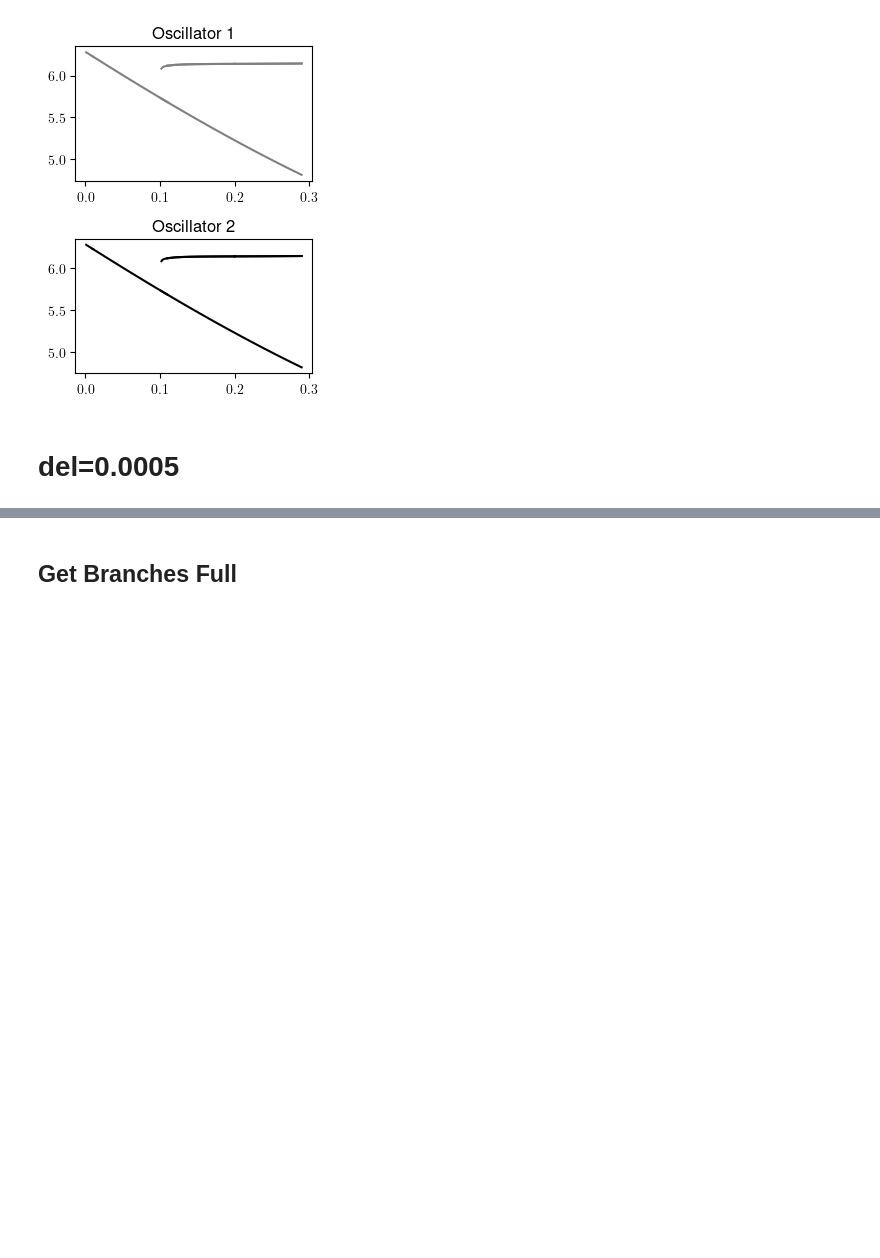
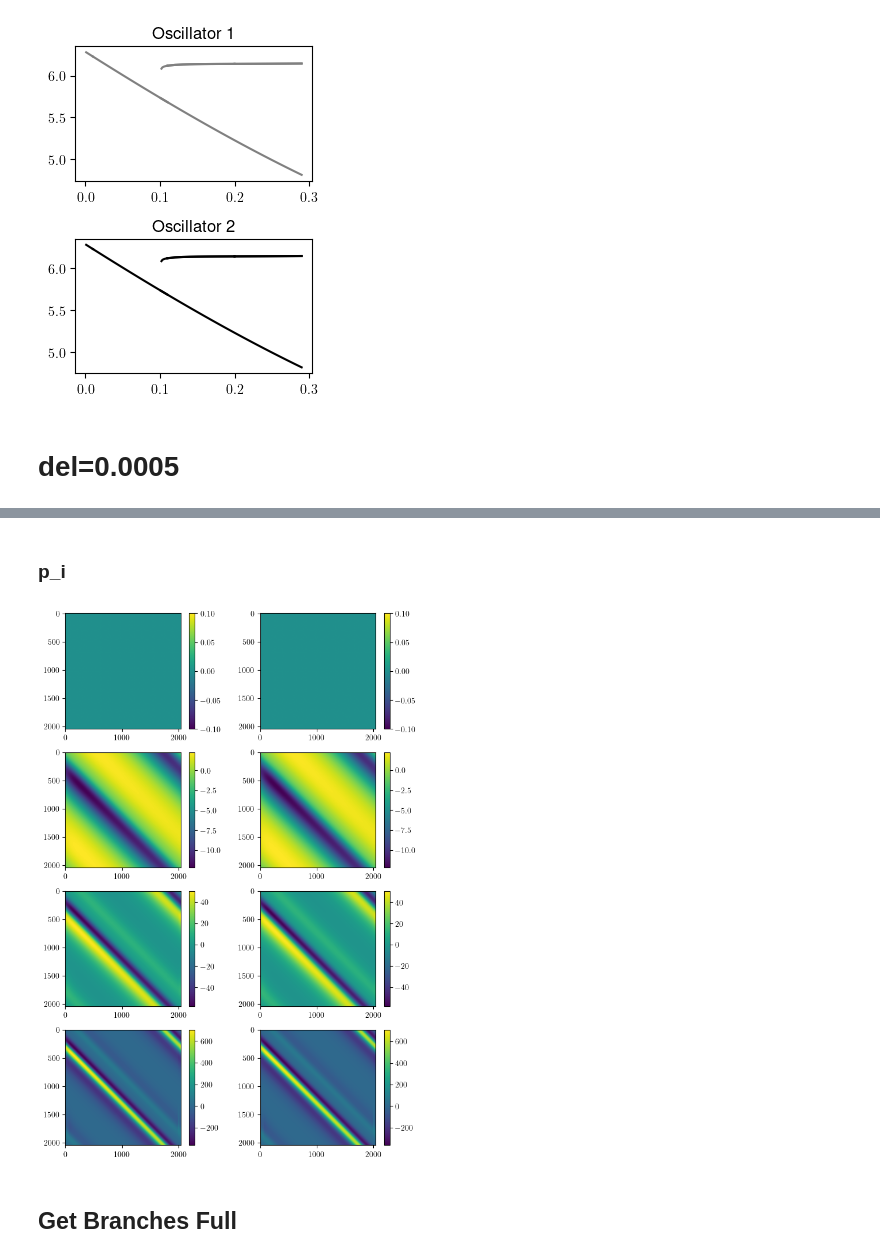
Before and after one commit to youngmp/nm, a Jupyter notebook: jupyter/bif_thal2_11.ipynb, the cells around one changed output, grey strips where cells are left out. Cells and saved outputs as stored; diff of their text form; code cells hidden in the pictures; blank space fills up the shorter version.

```diff
--- a/jupyter/bif_thal2_11.ipynb
+++ b/jupyter/bif_thal2_11.ipynb
@@ -270,3 +349,15 @@ pfactor 20
+# %% [markdown]
+### p_i
+# %%
+fig,axs = plt.subplots(a11_p0005.system1.miter,2,
+                       figsize=(8,a11_p0005.system1.miter*3))
+for i in range(a11_p0005.system1.miter):
+    im = axs[i,0].imshow(a11_p0005.system1.p['dat'][i])
+    plt.colorbar(im,ax=axs[i,0])
+    im = axs[i,1].imshow(a11_p0005.system2.p['dat'][i].T)
+    plt.colorbar(im,ax=axs[i,1])
+# %% [output]
+[figure, added]
 # %% [markdown]
 ## Get Branches Full
 # %%
```
Also changed, not shown: parts of 16 cells of this notebook, 3 other files.
